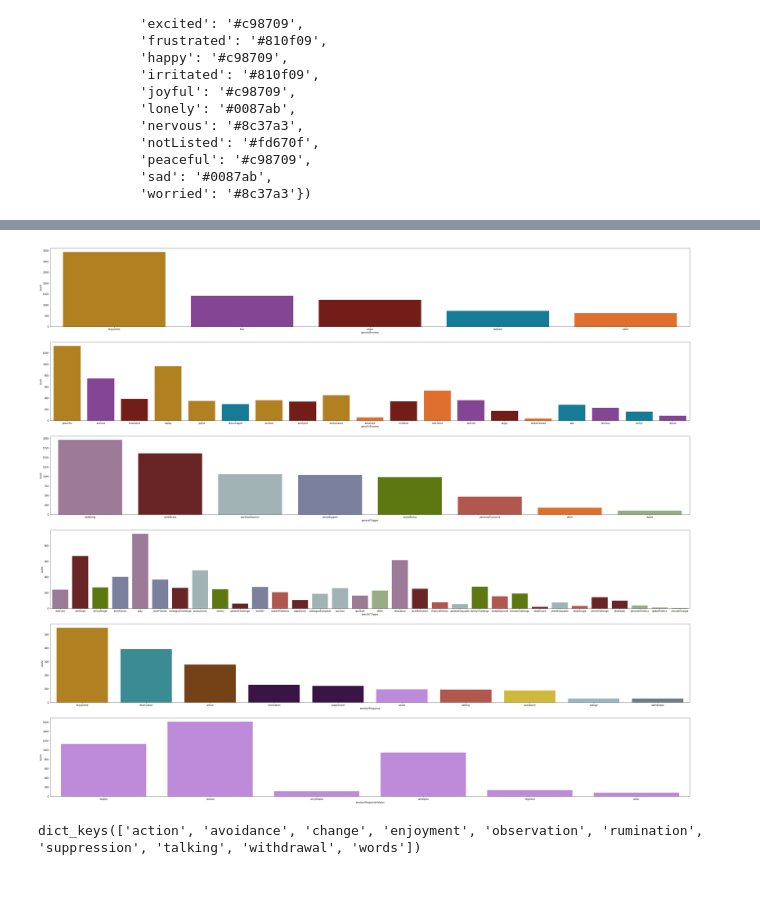
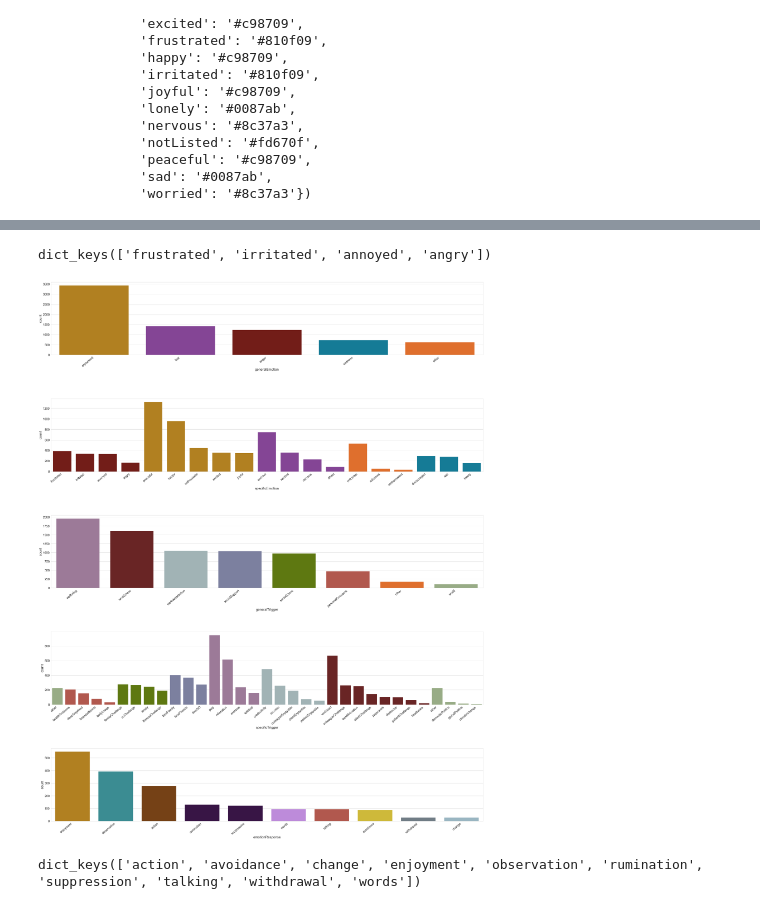
Before and after one commit to monica-oyarzun/capstone, a Jupyter notebook: visualizations.ipynb, the cells around one changed output, grey strips where cells are left out. Cells and saved outputs as stored; diff of their text form; code cells hidden in the pictures.

Commit message:
updated initial visualizations

```diff
--- a/visualizations.ipynb
+++ b/visualizations.ipynb
@@ -214,3 +216,16 @@ defaultdict(dict,
              'peaceful': '#c98709',
              'sad': '#0087ab',
              'worried': '#8c37a3'})
+# %%
+def set_order(dictionary):
+    order = []
+    for key1, value in dictionary.items():
+#         print (key1, ':', value)
+        for key2 in value:
+#             if key1 == gen_cat:
+            order.append(key2)
+#             print (key2)
+#             if key2 in gen_cat:
+#                 print (key2)
+#                 order.append(key2)
+    return order
@@ -217,17 +254,49 @@ defaultdict(dict,
+# %%
+emotions_order = set_order(emotions)
+trigger_order = set_order(triggers)
+# %%
+emotions['anger'].keys()
+# %% [output]
+dict_keys(['frustrated', 'irritated', 'annoyed', 'angry'])
 # %%
-fig, axes = plt.subplots(6,1, figsize=(50,44))
-sns.countplot(x='generalEmotion', data=subset, orient='h', order = subset['generalEmotion'].value_counts().index, palette=palette, ax=axes[0]);
-sns.countplot(x='specificEmotion', data=subset, orient='h', palette=color_emotion, ax=axes[1]);
-sns.countplot(x='generalTrigger', data=subset, orient='h', order = subset['generalTrigger'].value_counts().index, palette=palette, ax=axes[2]);
-sns.countplot(x='specificTrigger', data=subset, orient='h', palette=color_trigger, ax=axes[3]);
-sns.countplot(x='emotionResponse', data=subset, orient='h', order = subset['emotionResponse'].value_counts().index, palette=palette, ax=axes[4]);
-sns.countplot(x='emotionResponseHelpful', data=subset, orient='h', palette=color_response, ax=axes[5]);
+sns.set(style= "whitegrid", font_scale=2.0)
+fig, axes = plt.subplots(5,1, figsize=(50,64))
+plt.subplots_adjust(hspace = 0.6)
 
+genEmotion = sns.countplot(x='generalEmotion', data=subset, orient='h', palette=palette, ax=axes[0]);
+# genEmotion.set_title('General Emotion Tally Distribution', fontsize=40)
+# genEmotion.set_xlabel("Emotion", fontsize=20)
+
+specEmotion = sns.countplot(x='specificEmotion', data=subset, orient='h', order = emotions_order, palette=color_emotion, ax=axes[1]);
+# specEmotion.set_title('Specific Emotion Tally Distribution', fontsize=40)
+# specEmotion.set_xlabel("Emotion", fontsize=20)
+
+genTrigger = sns.countplot(x='generalTrigger', data=subset, orient='h', order = subset['generalTrigger'].value_counts().index, palette=palette, ax=axes[2]);
+# genTrigger.set_title('General Trigger Tally Distribution', fontsize=40)
+# genTrigger.set_xlabel("Trigger", fontsize=20)
+
+specTrigger = sns.countplot(x='specificTrigger', data=subset, orient='h', order = trigger_order, palette=color_trigger, ax=axes[3]);
+# specTrigger.set_title('Specific Trigger Tally Distribution', fontsize=40)
+# specTrigger.set_xlabel("Trigger",fontsize=20)
+
+emResponse = sns.countplot(x='emotionResponse', data=subset, orient='h', order = subset['emotionResponse'].value_counts().index, palette=palette, ax=axes[4]);
+# emResponse.set_title('Emotion Response Tally Distribution', fontsize=40)
+# emResponse.set_xlabel("Emotion Response", fontsize=20)
+# sns.countplot(x='emotionResponseHelpful', data=subset, orient='h', palette=color_response, ax=axes[5]);
+
+for el in [genEmotion, specEmotion, genTrigger, specTrigger, emResponse]:
+    el.set_xticklabels(el.get_xticklabels(), rotation=40, ha="right");
+#     el.set_ylabel("Count", fontsize=20)
+#     el.tick_params(labelsize=5)
+
+plt.show;
+#     b.axes.set_title("Title",fontsize=50)
+# specTrigger.set_xticklabels(specTrigger.get_xticklabels(), rotation=40, ha="right");
 # turn this into a plotting function... and set up colors for other graphs.
 # response colorcoding doesn't work because all categories of helpful/not/etc are included in all emotional response categories.
 # Need to figure out a better way to classify and plot these!!
 # %% [output]
-[figure, old version]
+[figure, new version]
 # %%
 responses.keys()
 # %% [output]
```
Also changed, not shown: parts of 2 cells of this notebook.
